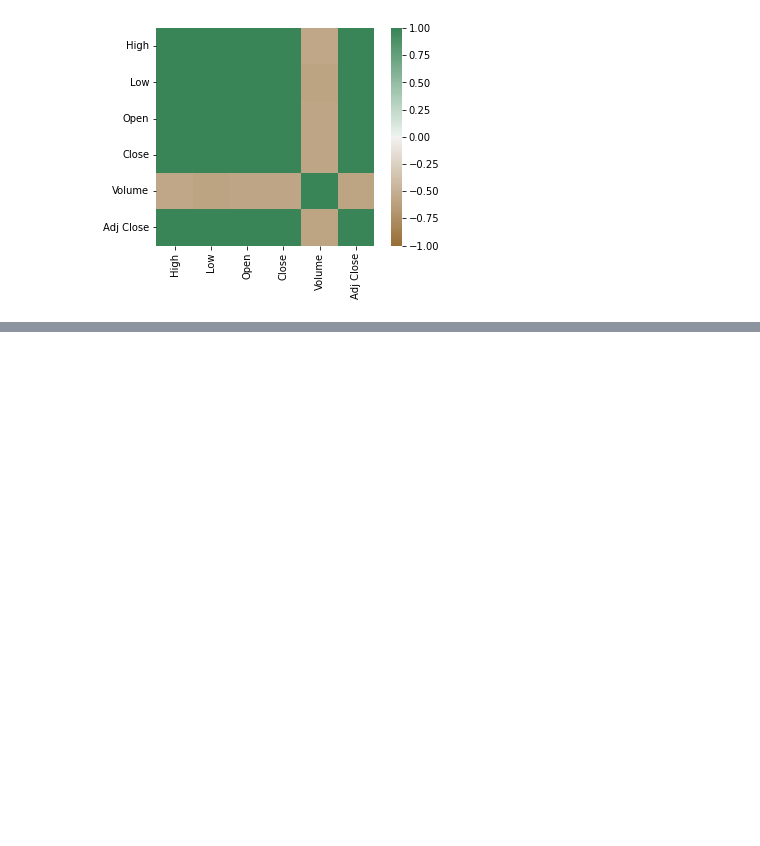
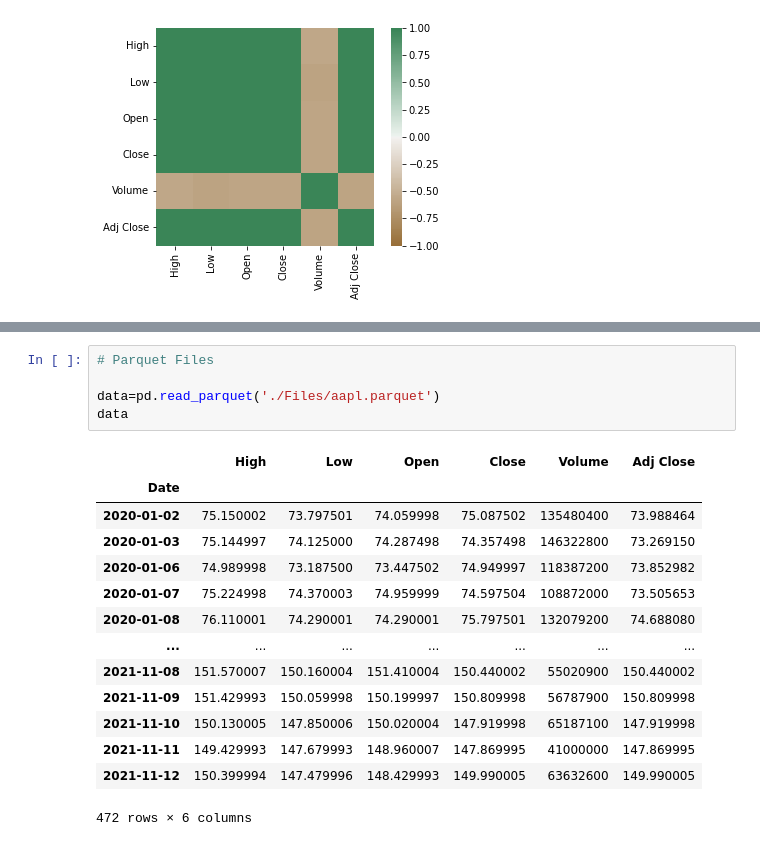
Before and after one commit to aman-singanamala/Notebooks, a Jupyter notebook: P1/datafiles.ipynb, the cells around one changed output, grey strips where cells are left out. Drawn from its saved outputs; the diff is of its cells as text; blank space fills up the shorter version.

```diff
--- a/P1/datafiles.ipynb
+++ b/P1/datafiles.ipynb
@@ -48,0 +63,20 @@ FileNotFoundError: [Errno 2] No such file or directory: './Files/aapl .xlsv'
+# %%
+# Parquet Files
+
+data=pd.read_parquet('./Files/aapl.parquet')
+data
+# %% [output]
+|  | High | Low | Open | Close | Volume | Adj Close |
+| Date |  |  |  |  |  |  |
+| 2020-01-02 | 75.150002 | 73.797501 | 74.059998 | 75.087502 | 135480400 | 73.988464 |
+| 2020-01-03 | 75.144997 | 74.125000 | 74.287498 | 74.357498 | 146322800 | 73.269150 |
+| 2020-01-06 | 74.989998 | 73.187500 | 73.447502 | 74.949997 | 118387200 | 73.852982 |
+| 2020-01-07 | 75.224998 | 74.370003 | 74.959999 | 74.597504 | 108872000 | 73.505653 |
+| 2020-01-08 | 76.110001 | 74.290001 | 74.290001 | 75.797501 | 132079200 | 74.688080 |
+| ... | ... | ... | ... | ... | ... | ... |
+| 2021-11-08 | 151.570007 | 150.160004 | 151.410004 | 150.440002 | 55020900 | 150.440002 |
+| 2021-11-09 | 151.429993 | 150.059998 | 150.199997 | 150.809998 | 56787900 | 150.809998 |
+| 2021-11-10 | 150.130005 | 147.850006 | 150.020004 | 147.919998 | 65187100 | 147.919998 |
+| 2021-11-11 | 149.429993 | 147.679993 | 148.960007 | 147.869995 | 41000000 | 147.869995 |
+| 2021-11-12 | 150.399994 | 147.479996 | 148.429993 | 149.990005 | 63632600 | 149.990005 |
+472 rows × 6 columns
```
Also changed, not shown: parts of 1 cell of this notebook, 3 other files.
